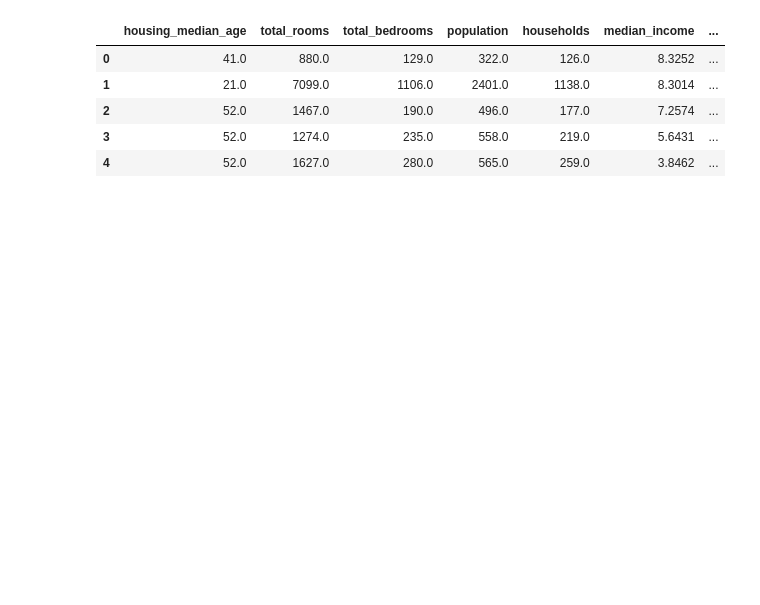
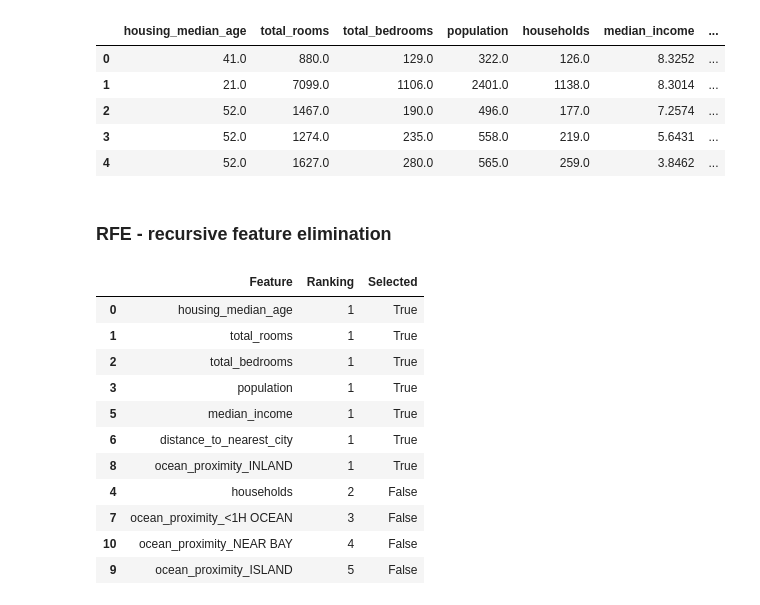
Before and after one commit to RovSveta/Advanced_Data_analytics_2025, a Jupyter notebook: Exercise_project_3/Regression_dataset/optimal_variable_selection.ipynb, the cells around one changed output. Cells and saved outputs as stored; diff of their text form; code cells hidden in the pictures; blank space fills up the shorter version.

```diff
--- a/Exercise_project_3/Regression_dataset/optimal_variable_selection.ipynb
+++ b/Exercise_project_3/Regression_dataset/optimal_variable_selection.ipynb
@@ -17,3 +17,54 @@ df.head()
 | 2 | 52.0 | 1467.0 | 190.0 | 496.0 | 177.0 | 7.2574 | ... |
 | 3 | 52.0 | 1274.0 | 235.0 | 558.0 | 219.0 | 5.6431 | ... |
 | 4 | 52.0 | 1627.0 | 280.0 | 565.0 | 259.0 | 3.8462 | ... |
+# %% [markdown]
+### RFE - recursive feature elimination
+# %%
+# typical X/y -split
+X = df.drop("median_house_value", axis=1)
+y = df['median_house_value']
+
+# define model (linear regression, random forest, XGBoost etc.)
+# technically you can use pretty much any classic ML algorithm
+# model = LinearRegression()
+
+# idea: you might want to try RFE with multuple ML algorithms
+# and then cross-validate the results (which results are common in all models)
+
+# another idea: if you plan on using e.g. XGBoost in your final model
+# it's probably a good idea to use the same XGBoost here
+model = RandomForestRegressor()
+
+# create RFE, place the model and choose number of optimal variables
+rfe = RFE(estimator=model, n_features_to_select=7)
+
+# fit the RFE model with our data
+rfe.fit(X, y)
+
+# get rankings and results
+rankings = rfe.ranking_
+support = rfe.support_
+
+# build a DataFrame to wrap up result for easier inspection
+results_df = pd.DataFrame({
+    "Feature": X.columns,
+    "Ranking": rankings,
+    "Selected": support
+}).sort_values(by="Ranking")
+
+# you can use these results with any other knowledge you have
+# from other optimal variable selection tools, and cross-validation
+results_df
+# %% [output]
+|  | Feature | Ranking | Selected |
+| 0 | housing_median_age | 1 | True |
+| 1 | total_rooms | 1 | True |
+| 2 | total_bedrooms | 1 | True |
+| 3 | population | 1 | True |
+| 5 | median_income | 1 | True |
+| 6 | distance_to_nearest_city | 1 | True |
+| 8 | ocean_proximity_INLAND | 1 | True |
+| 4 | households | 2 | False |
+| 7 | ocean_proximity_<1H OCEAN | 3 | False |
+| 10 | ocean_proximity_NEAR BAY | 4 | False |
+| 9 | ocean_proximity_ISLAND | 5 | False |
```
Also changed, not shown: 5 other files.
